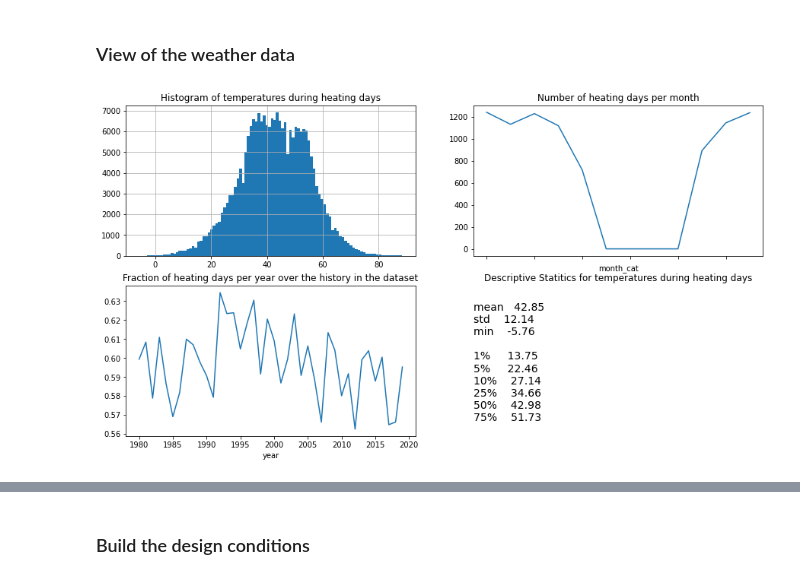
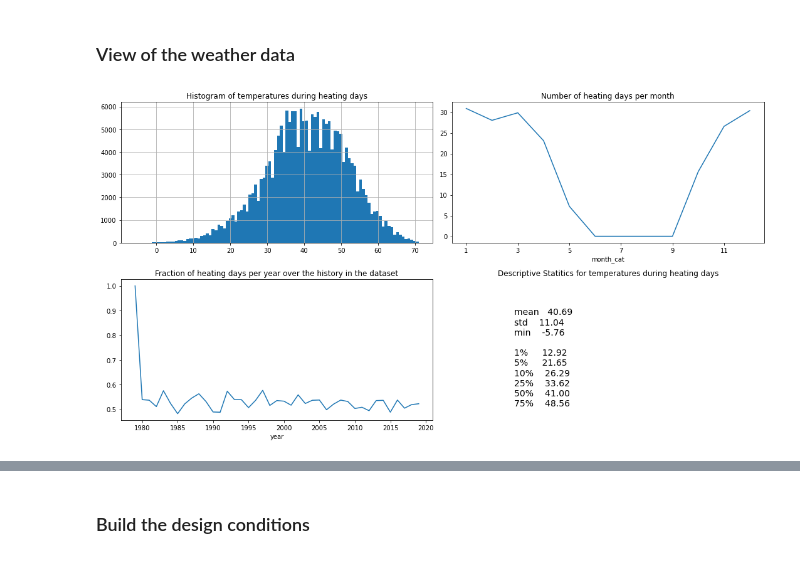
Before and after one commit to rhl-/airsource, a Jupyter notebook: airsource.ipynb, the cells around one changed output, grey strips where cells are left out. Cells and saved outputs as stored; diff of their text form; code cells hidden in the pictures.

```diff
--- a/airsource.ipynb
+++ b/airsource.ipynb
@@ -14,32 +15,38 @@ The goal of this notebook is to model the heating energy usage of a building thr
 ### Load 1 hour weather bars
 # %%
 weather = pd.read_csv('./data/b68ae80c504c3736013cee0375a19681.csv')
-weather['date']=pd.to_datetime(weather['dt']*1000000000.0).dt.date
-weather['year']=pd.to_datetime(weather['date']).dt.year
-weather['month']=pd.to_datetime(weather['date']).dt.month
+weather['timestamp']=pd.to_datetime(weather['dt']*1000000000.0).dt.tz_localize('utc').dt.tz_convert('America/New_York')
+weather['date']=weather['timestamp'].dt.date
+weather['year']=weather['timestamp'].dt.year
+weather['month']=weather['timestamp'].dt.month
+weather['time']=weather['timestamp'].dt.time
 weather['month_cat']=weather['month'].astype('category')
 weather=weather.query('year<2020').copy()
 weather=weather.merge(weather.groupby('date')['temp'].min().to_frame('min_daily_temp'), on='date')
 weather=weather.merge(weather.groupby('date')['temp'].max().to_frame('max_daily_temp'), on='date')
 weather['outside_temp']=weather['temp'].round()
-weather['is_heating_day']=1.0*((weather['min_daily_temp']<=55)&(~weather['month'].isin([6,7,8,9])))
-heating_day = weather.query('is_heating_day==1.0')
+weather['is_heating_day']=1.0*((weather['min_daily_temp']<50)&(~weather['month'].isin([6,7,8,9]))&(weather['max_daily_temp']<71))
+weather['is_cooling_day']=1.0*((1.0-weather['is_heating_day']).astype(bool)&(weather['month'].isin([6,7,8,9]))&(weather['min_daily_temp']>50))
+
+heating_day = weather.query('is_heating_day==1.0').copy()
+cooling_day = weather.query('is_cooling_day==1.0').copy()
 # %% [markdown]
 ### View of the weather data
 # %%
 fig,axes=plt.subplots(2,2,figsize=(15,8))
 axes=axes.reshape(-1)
 heating_day['temp'].hist(bins=100,ax=axes[0])
 axes[0].set_title('Histogram of temperatures during heating days')
 axes[1].set_title('Number of heating days per month')
-heating_day.groupby('month_cat')['date'].nunique().plot(ax=axes[1])
+(heating_day.drop_duplicates(subset=['date']).groupby('month_cat')['date'].nunique()/40.0).plot(ax=axes[1])
 axes[2].set_title('Fraction of heating days per year over the history in the dataset')
 weather.groupby('year')['is_heating_day'].mean().plot(ax=axes[2])
 desc=heating_day['temp'].describe(percentiles=[.01,.05,.10,.25,.50,.75])[['mean', 'std', 'min', '1%', '5%', '10%', '25%', '50%', '75%']]
-_= axes[3].text(0,.1,desc.to_string(float_format='%.2f').replace('\n','\n\n',3).replace('\n\n','\n',2),fontsize=14)
+_= axes[3].text(.20,.1,desc.to_string(float_format='%.2f').replace('\n','\n\n',3).replace('\n\n','\n',2),fontsize=14)
 axes[3].get_xaxis().set_visible(False)
 axes[3].get_yaxis().set_visible(False)
 _ = axes[3].axis('off')
 _ = axes[3].set_title('Descriptive Statitics for temperatures during heating days')
+fig.tight_layout()
 # %% [output]
-[figure, old version]
+[figure, new version]
```
Also changed, not shown: parts of 39 cells of this notebook, 2 other files.
